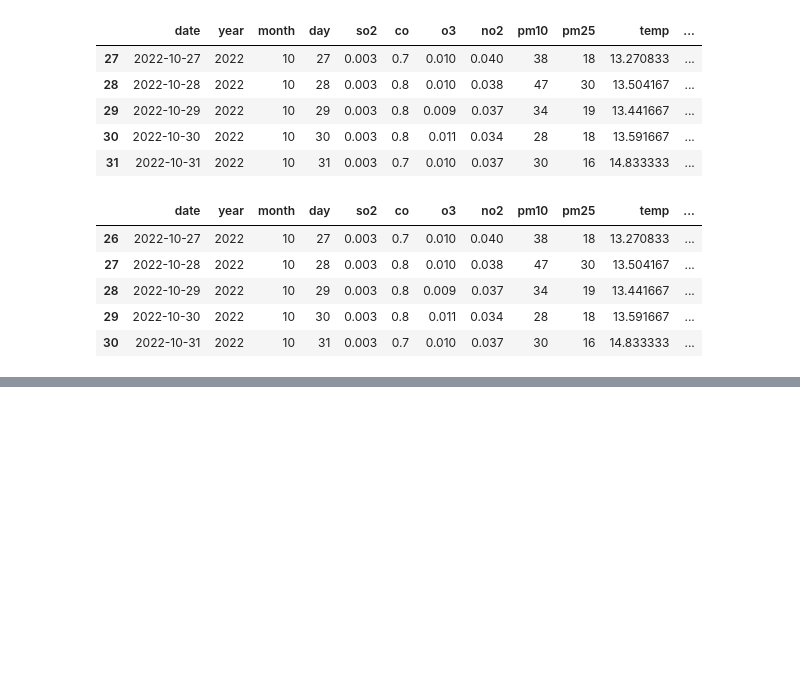
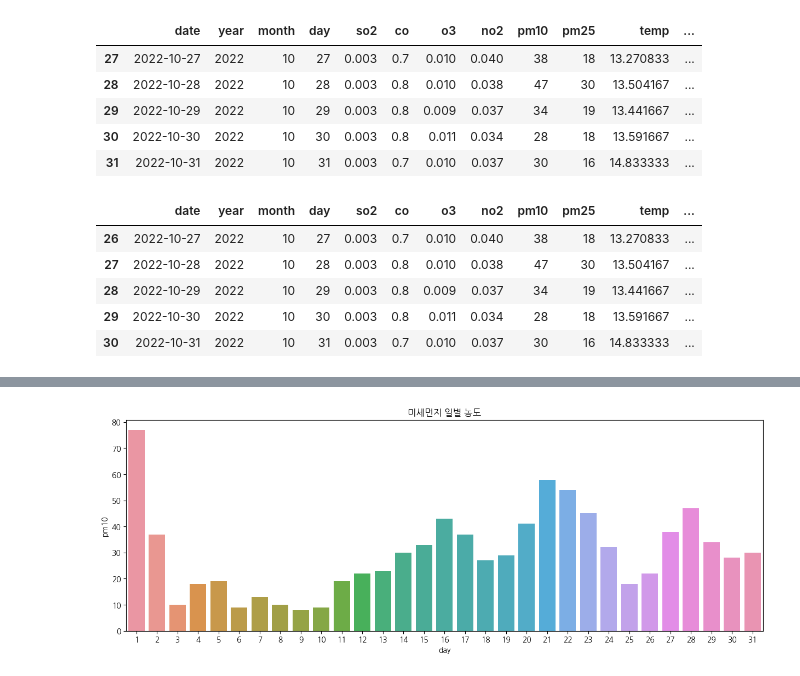
Before and after one commit to kim333333d/Bigdata-Python-2023, a Jupyter notebook: Day_16/py48_미세먼지.ipynb, the cells around one changed output, grey strips where cells are left out. Saved outputs shown, nothing was run; the diff lists cells and outputs as text; code cells hidden in the pictures; blank space fills up the shorter version.

```diff
--- a/Day_16/py48_미세먼지.ipynb
+++ b/Day_16/py48_미세먼지.ipynb
@@ -306,0 +358,9 @@ df_total.tail()
+# %%
+# 날짜별 미세먼지 농도 막대그래프
+plt.figure(figsize=(15,5))
+plt.title('미세먼지 일별 농도')
+sns.barplot(x='day', y='pm10', data=df_total)
+plt.xticks(rotation=0)
+plt.show()
+# %% [output]
+[figure, added]
```
Also changed, not shown: parts of 8 cells of this notebook, 4 other files.
